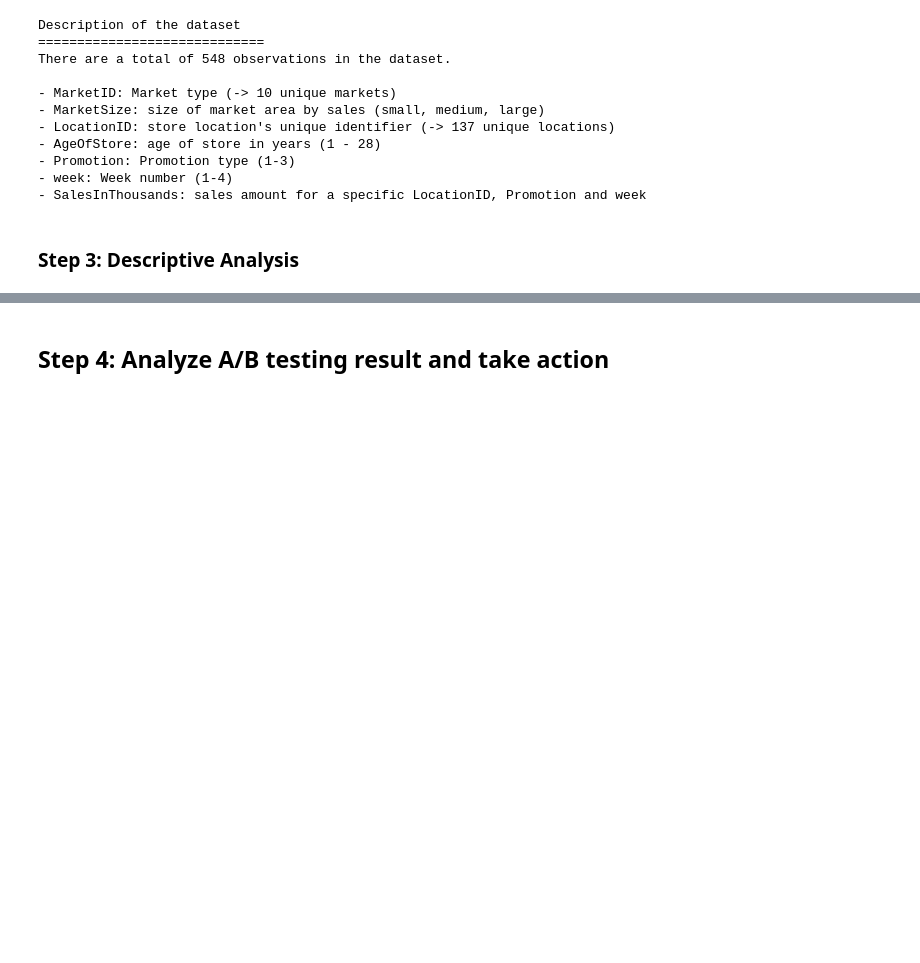
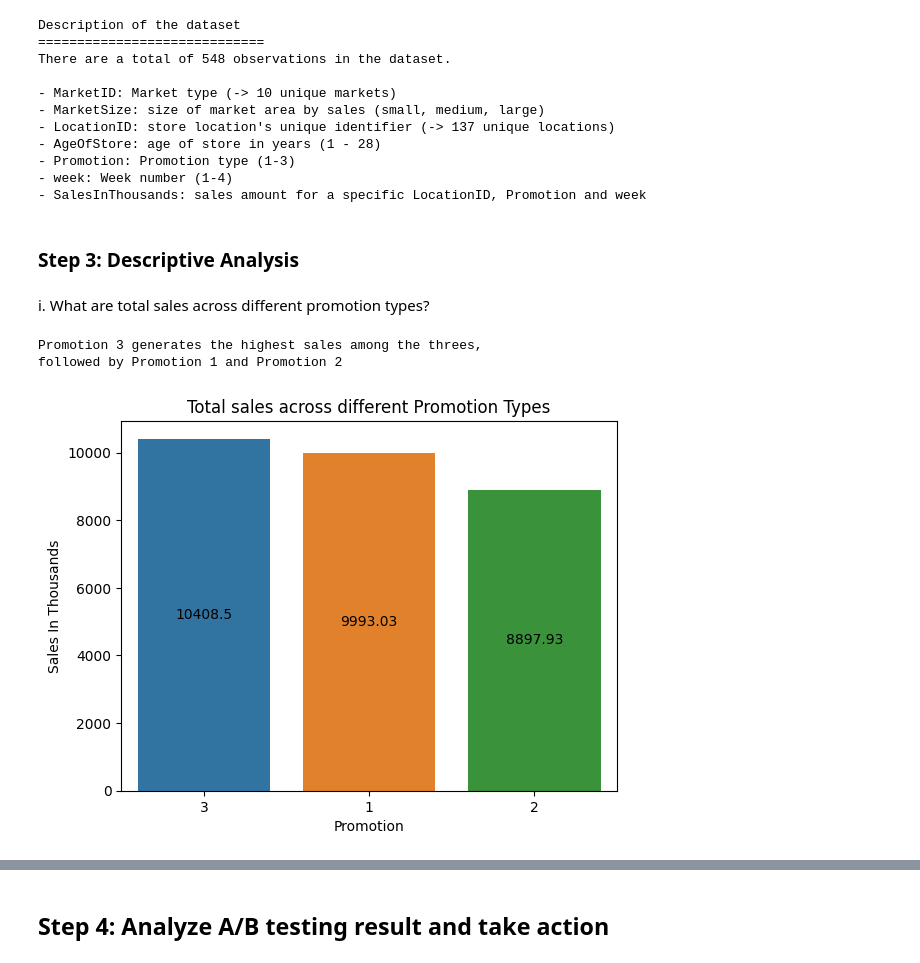
Before and after one commit to tan-yong-sheng/business_analytics, a Jupyter notebook: iv Data Analysis (Insight Generation)/Final Project/Assignment 5/EDA_Final_Project.ipynb, the cells around one changed output, grey strips where cells are left out. Saved outputs shown, nothing was run; the diff lists cells and outputs as text; code cells hidden in the pictures; blank space fills up the shorter version.

```diff
--- a/iv Data Analysis (Insight Generation)/Final Project/Assignment 5/EDA_Final_Project.ipynb
+++ b/iv Data Analysis (Insight Generation)/Final Project/Assignment 5/EDA_Final_Project.ipynb
@@ -286,3 +234,25 @@ There are a total of 548 observations in the dataset.
 - SalesInThousands: sales amount for a specific LocationID, Promotion and week
 # %% [markdown]
 ### Step 3: Descriptive Analysis
+# %% [markdown]
+i. What are total sales across different promotion types?
+# %%
+# Comparison of Sales by Week - Distributed by Promotion Types
+print("""Promotion 3 generates the highest sales among the threes,
+followed by Promotion 1 and Promotion 2""")
+
+sales_by_promotion = df2.groupby("Promotion")[
+                "SalesInThousands"].sum(
+                ).reset_index().sort_values(by="SalesInThousands",
+                                            ascending=False)
+
+sales_by_promotion["Promotion"] = sales_by_promotion["Promotion"].astype(str)
+ax = sns.barplot(x="Promotion", y="SalesInThousands", data=sales_by_promotion)
+ax.bar_label(ax.containers[0], label_type="center")
+plt.title("Total sales across different Promotion Types")
+plt.ylabel("Sales In Thousands")
+plt.show()
+# %% [output]
+Promotion 3 generates the highest sales among the threes,
+followed by Promotion 1 and Promotion 2
+[figure, added]
```
Also changed, not shown: parts of 52 cells of this notebook, 1 other file.
